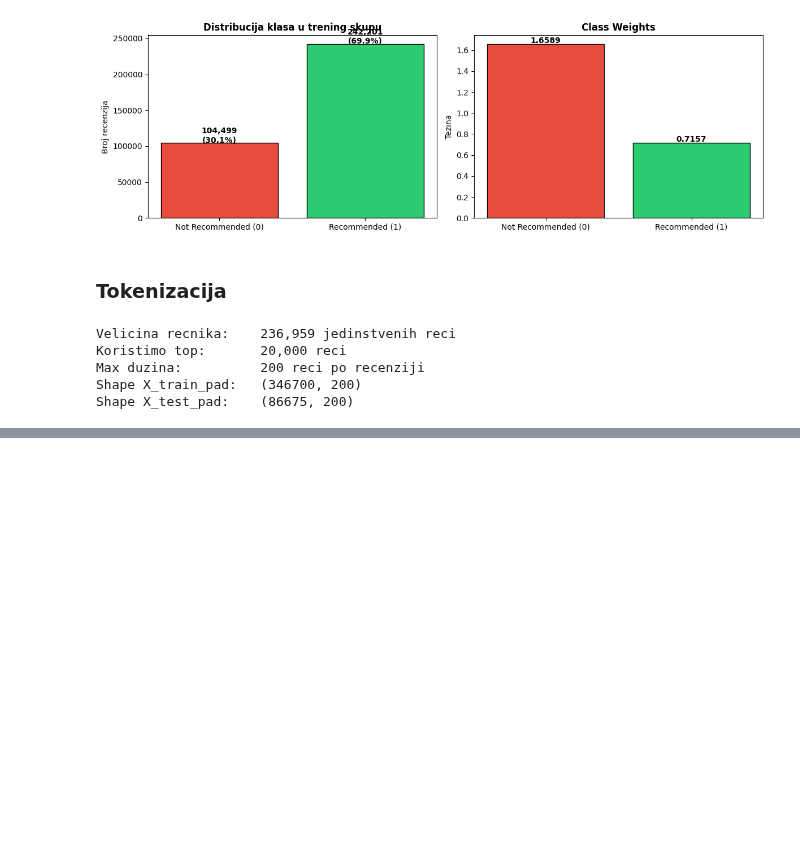
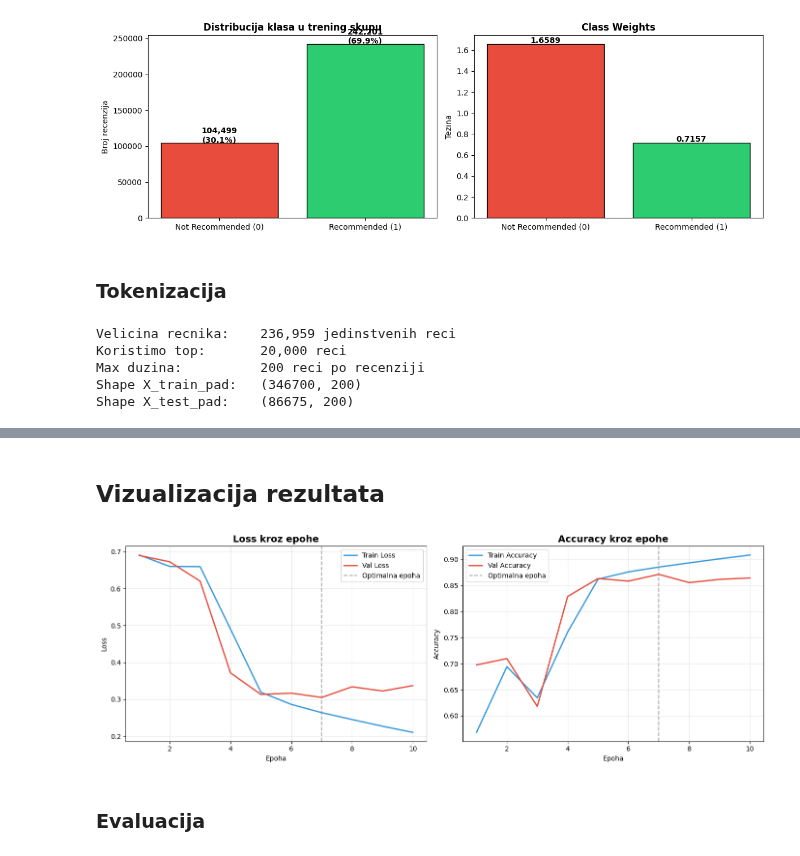
Before and after one commit to alxcek/mas-ai, a Jupyter notebook: machine_learning/03_steam_reviews/sentiment_analysis.ipynb, the cells around one changed output, grey strips where cells are left out. Saved outputs shown, nothing was run; the diff lists cells and outputs as text; code cells hidden in the pictures; blank space fills up the shorter version.

Commit message:
feat: add sentiment analysis model training and evaluation

```diff
--- a/machine_learning/03_steam_reviews/sentiment_analysis.ipynb
+++ b/machine_learning/03_steam_reviews/sentiment_analysis.ipynb
@@ -349,0 +389,15 @@ Shape X_test_pad:    (86675, 200)
+# %%
+early_stopping = EarlyStopping(
+    monitor='val_loss',
+    patience=3,
+    restore_best_weights=True
+)
+
+history = model.fit(
+    X_train_pad, y_train,
+    epochs=10,
+    batch_size=128,
+    validation_split=0.1,
+    callbacks=[early_stopping],
+    class_weight=class_weight_dict
+)
@@ -349,0 +425,33 @@ Shape X_test_pad:    (86675, 200)
+# %% [markdown]
+## Vizualizacija rezultata
+# %%
+epochs_range = range(1, len(history.history['loss']) + 1)
+
+fig, axes = plt.subplots(1, 2, figsize=(14, 5))
+
+# Loss
+axes[0].plot(epochs_range, history.history['loss'], label='Train Loss', color='#3498db', linewidth=2)
+axes[0].plot(epochs_range, history.history['val_loss'], label='Val Loss', color='#e74c3c', linewidth=2)
+axes[0].axvline(x=7, color='gray', linestyle='--', alpha=0.7, label='Optimalna epoha')
+axes[0].set_title('Loss kroz epohe', fontsize=14, fontweight='bold')
+axes[0].set_xlabel('Epoha')
+axes[0].set_ylabel('Loss')
+axes[0].legend()
+axes[0].grid(True, alpha=0.3)
+
+# Accuracy
+axes[1].plot(epochs_range, history.history['accuracy'], label='Train Accuracy', color='#3498db', linewidth=2)
+axes[1].plot(epochs_range, history.history['val_accuracy'], label='Val Accuracy', color='#e74c3c', linewidth=2)
+axes[1].axvline(x=7, color='gray', linestyle='--', alpha=0.7, label='Optimalna epoha')
+axes[1].set_title('Accuracy kroz epohe', fontsize=14, fontweight='bold')
+axes[1].set_xlabel('Epoha')
+axes[1].set_ylabel('Accuracy')
+axes[1].legend()
+axes[1].grid(True, alpha=0.3)
+
+plt.tight_layout()
+plt.show()
+# %% [output]
+[figure, added]
+# %% [markdown]
+### Evaluacija
```
Also changed, not shown: parts of 14 cells of this notebook.
